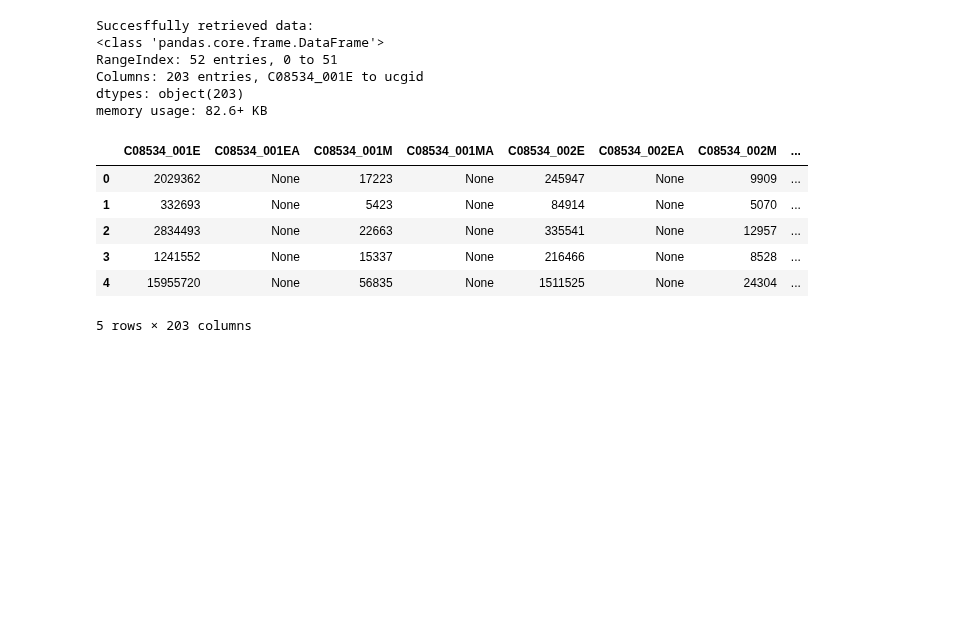
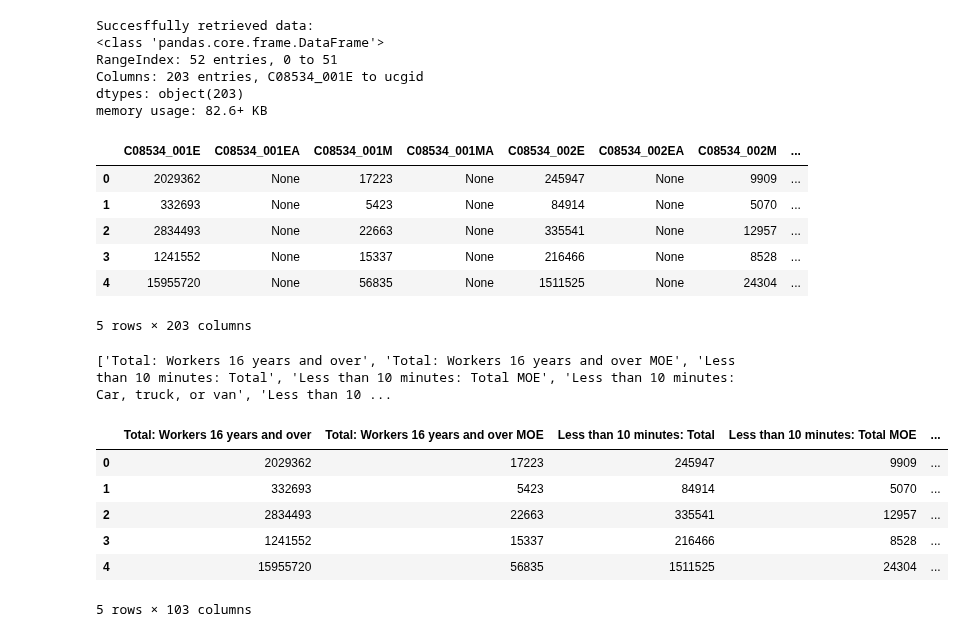
Before and after one commit to angelikabrown/CensusDataEDA, a Jupyter notebook: census_data_cleaning.ipynb, the cells around one changed output. Cells and saved outputs as stored; diff of their text form; code cells hidden in the pictures; blank space fills up the shorter version.

```diff
--- a/census_data_cleaning.ipynb
+++ b/census_data_cleaning.ipynb
@@ -1069,9 +1071,13 @@ df.head()
 | 3 | 1241552 | None | 15337 | None | 216466 | None | 8528 | ... |
 | 4 | 15955720 | None | 56835 | None | 1511525 | None | 24304 | ... |
 5 rows × 203 columns
+# %%
+# --- Step 1: Drop Annotation Columns ---
+columns_to_drop_annotations = [col for col in df.columns if col.endswith('EA') or col.endswith('MA')]
+df_industry_cleaned = df.drop(columns=columns_to_drop_annotations, axis=1)
 # %%
 #reaname columns for clarity
-column_rename_map_c08534_2023_full = {
+column_rename = {
     'GEO_ID': 'Geographic Identifier',
     'NAME': 'Geographic Area',
     # If the 'ucgid...' column exists and is junk, include it here to drop or rename:
@@ -1563,3 +1569,17 @@ column_rename_map_c08534_2023_full = {
     'C08534_218M': '90 or more minutes (excluding worked at home): Motorcycle MOE',
     'C08534_219M': '90 or more minutes (excluding worked at home): Taxicab, or other means MOE',
 }
+# %%
+df_industry_cleaned  = df_industry_cleaned.rename(columns=column_rename)
+
+print(df_industry_cleaned .columns.tolist())
+df_industry_cleaned .head()
+# %% [output]
+['Total: Workers 16 years and over', 'Total: Workers 16 years and over MOE', 'Less than 10 minutes: Total', 'Less than 10 minutes: Total MOE', 'Less than 10 minutes: Car, truck, or van', 'Less than 10 ...
+|  | Total: Workers 16 years and over | Total: Workers 16 years and over MOE | Less than 10 minutes: Total | Less than 10 minutes: Total MOE | ... |
+| 0 | 2029362 | 17223 | 245947 | 9909 | ... |
+| 1 | 332693 | 5423 | 84914 | 5070 | ... |
+| 2 | 2834493 | 22663 | 335541 | 12957 | ... |
+| 3 | 1241552 | 15337 | 216466 | 8528 | ... |
+| 4 | 15955720 | 56835 | 1511525 | 24304 | ... |
+5 rows × 103 columns
```
Also changed, not shown: parts of 1 cell of this notebook.
